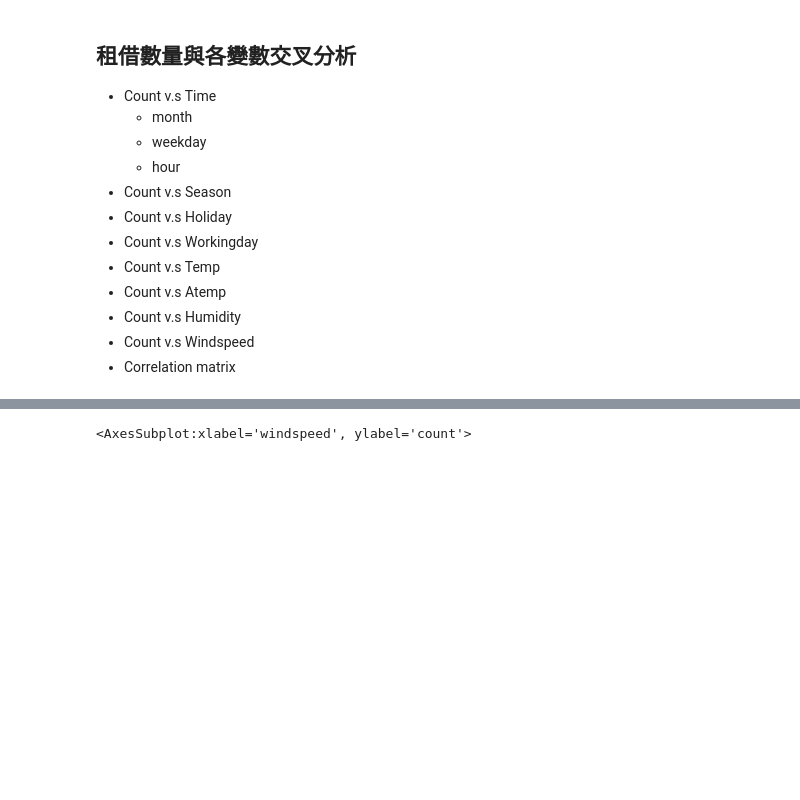
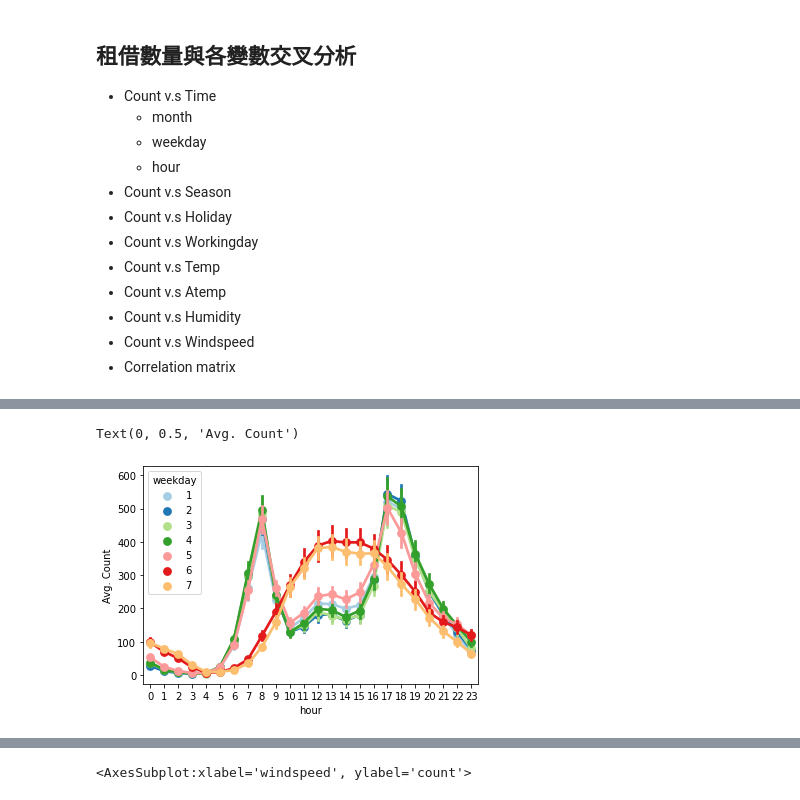
Before and after one commit to MaxYehhh/Kaggle, a Jupyter notebook: bike_sharing_demand/bike_sharing_demand.ipynb, the cells around one changed output, grey strips where cells are left out. Saved outputs shown, nothing was run; the diff lists cells and outputs as text; code cells hidden in the pictures; blank space fills up the shorter version.

```diff
--- a/bike_sharing_demand/bike_sharing_demand.ipynb
+++ b/bike_sharing_demand/bike_sharing_demand.ipynb
@@ -451,2 +510,8 @@ sns.barplot(data=newTrain_df, x='hour', y='count', ax=axes[1][2])
+# %%
+sns.pointplot(data=newTrain_df, x='hour', y='count', hue='weekday', palette="Paired")
+plt.ylabel('Avg. Count')
+# %% [output]
+Text(0, 0.5, 'Avg. Count')
+[figure, added]
 # %% [markdown]
 ### Season / Holiday / Workingday
```
Also changed, not shown: parts of 39 cells of this notebook.
